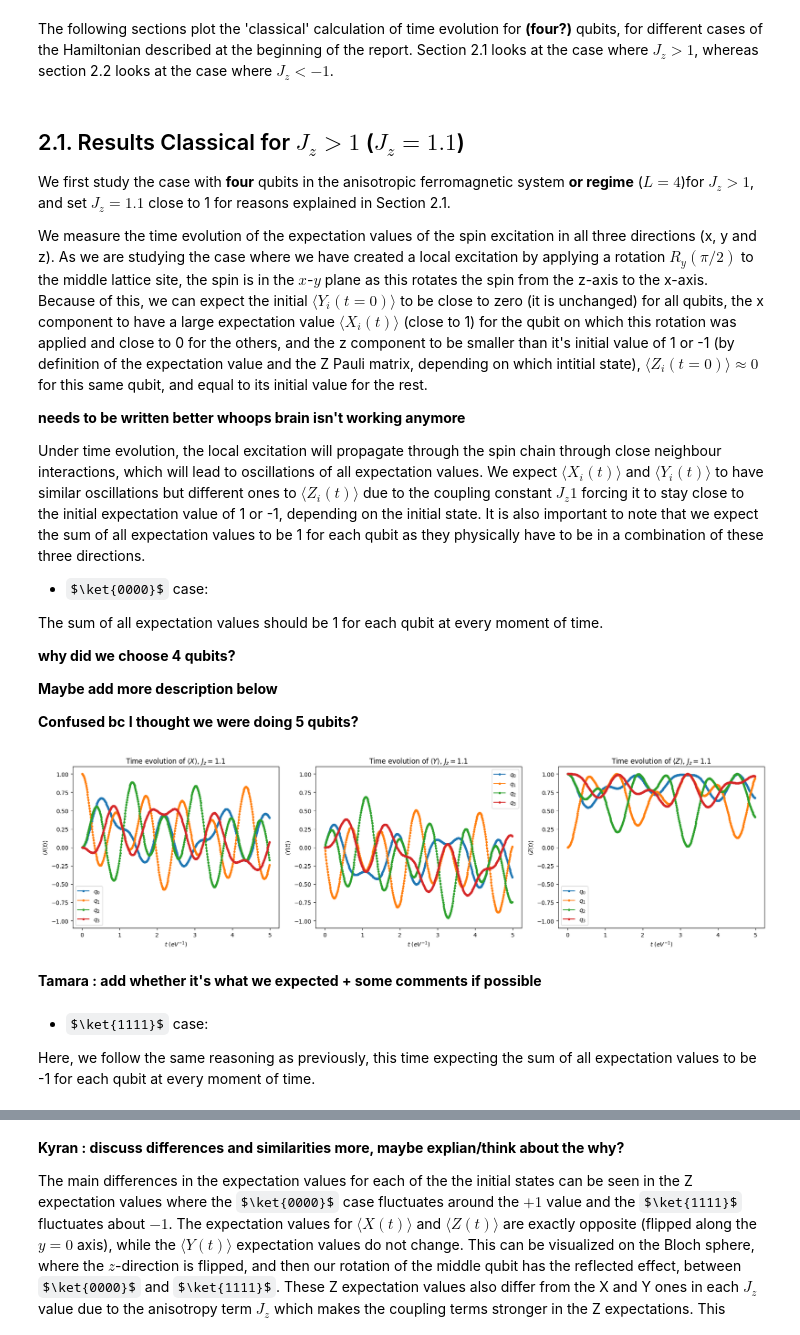
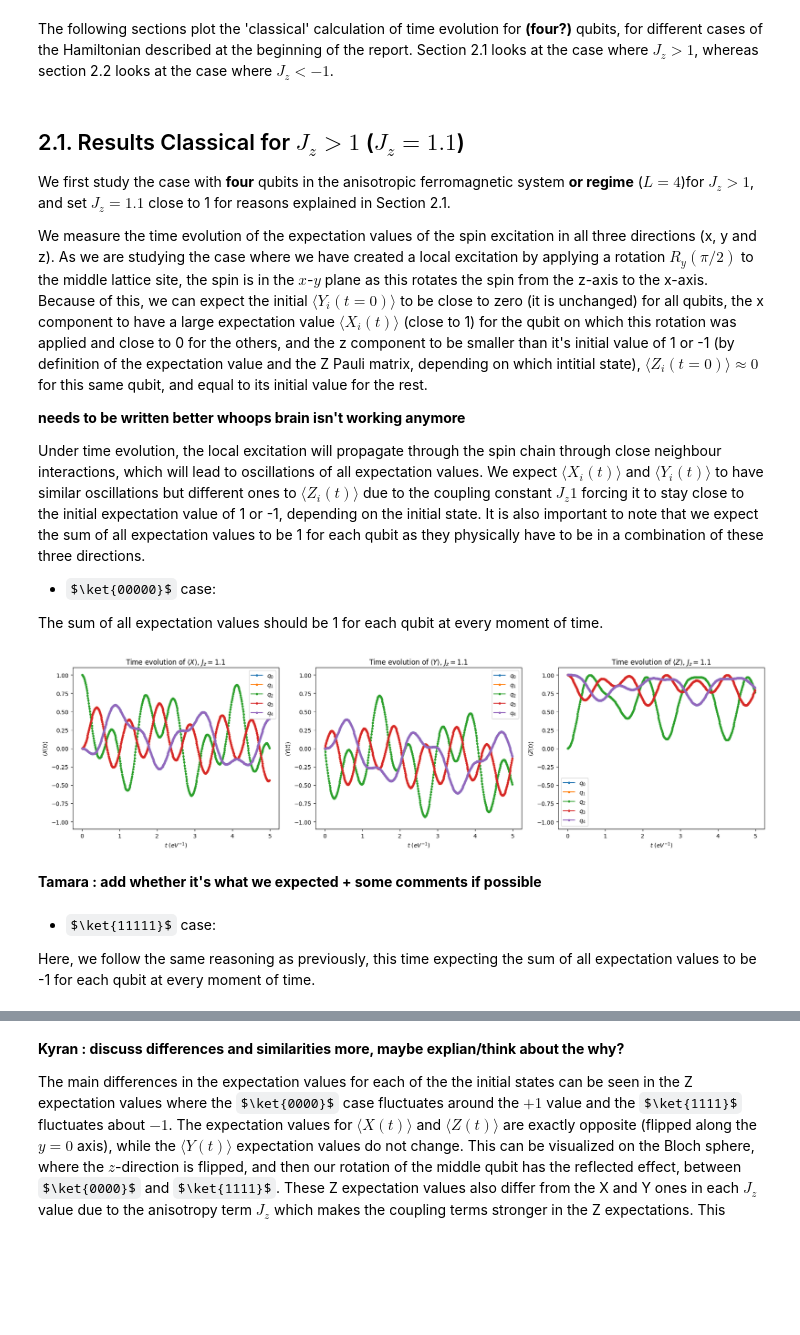
Before and after one commit to laramt04/Time-Evolution-QC-Project, a Jupyter notebook: Report.ipynb, the cells around one changed output, grey strips where cells are left out. Drawn from its saved outputs; the diff is of its cells as text; code cells hidden in the pictures; some formulas as TeX source; blank space fills up the shorter version.

Commit message:
5 qubits fix and noise change

```diff
--- a/Report.ipynb
+++ b/Report.ipynb
@@ -268,38 +268,30 @@ It is also important to note that we expect the sum of all expectation values to
 
 
 
-- $\ket{0000}$ case:
+- $\ket{00000}$ case:
 
 The sum of all expectation values should be 1 for each qubit at every moment of time.
-
-
-
-**why did we choose 4 qubits?**
-
-**Maybe add more description below**
-
-**Confused bc I thought we were doing 5 qubits?**
 # %%
-L, allzeros, Jz, steps, t_tot = 4, True, 1.1, 500, 5 #initial conditions
+L, allzeros, Jz, steps, t_tot = 5, True, 1.1, 500, 5 #initial conditions
 
 fig, axes = plt.subplots(1, 3, figsize=(18, 5))
 for ax, direction, label in zip(axes, ['X','Y','Z'], ['X','Y','Z']):
     for q in range(1, L+1):
         t, vals = ClassicalComparison(L, Jz, q, direction, steps, t_tot, allzeros)
         ax.plot(t, vals, '.-', label=rf'$q_{q-1}$')
     ax.set_xlabel(r'$t\ (eV^{-1})$')
     ax.set_ylabel(rf'$\langle {label}(t) \rangle$')
     ax.set_title(rf'Time evolution of $\langle {label} \rangle$, $J_z={Jz}$')
     ax.set_ylim([-1.1, 1.1])
     ax.legend()
 plt.tight_layout()
 plt.show()
 # %% [output]
-[figure, old version]
+[figure, new version]
 # %% [markdown]
 **Tamara : add whether it's what we expected + some comments if possible**
 # %% [markdown]
-- $\ket{1111}$ case:
+- $\ket{11111}$ case:
 
 Here, we follow the same reasoning as previously, this time expecting the sum of all expectation values to be -1 for each qubit at every moment of time.
 # %%
```
Also changed, not shown: parts of 2 cells of this notebook, 4 other files.
